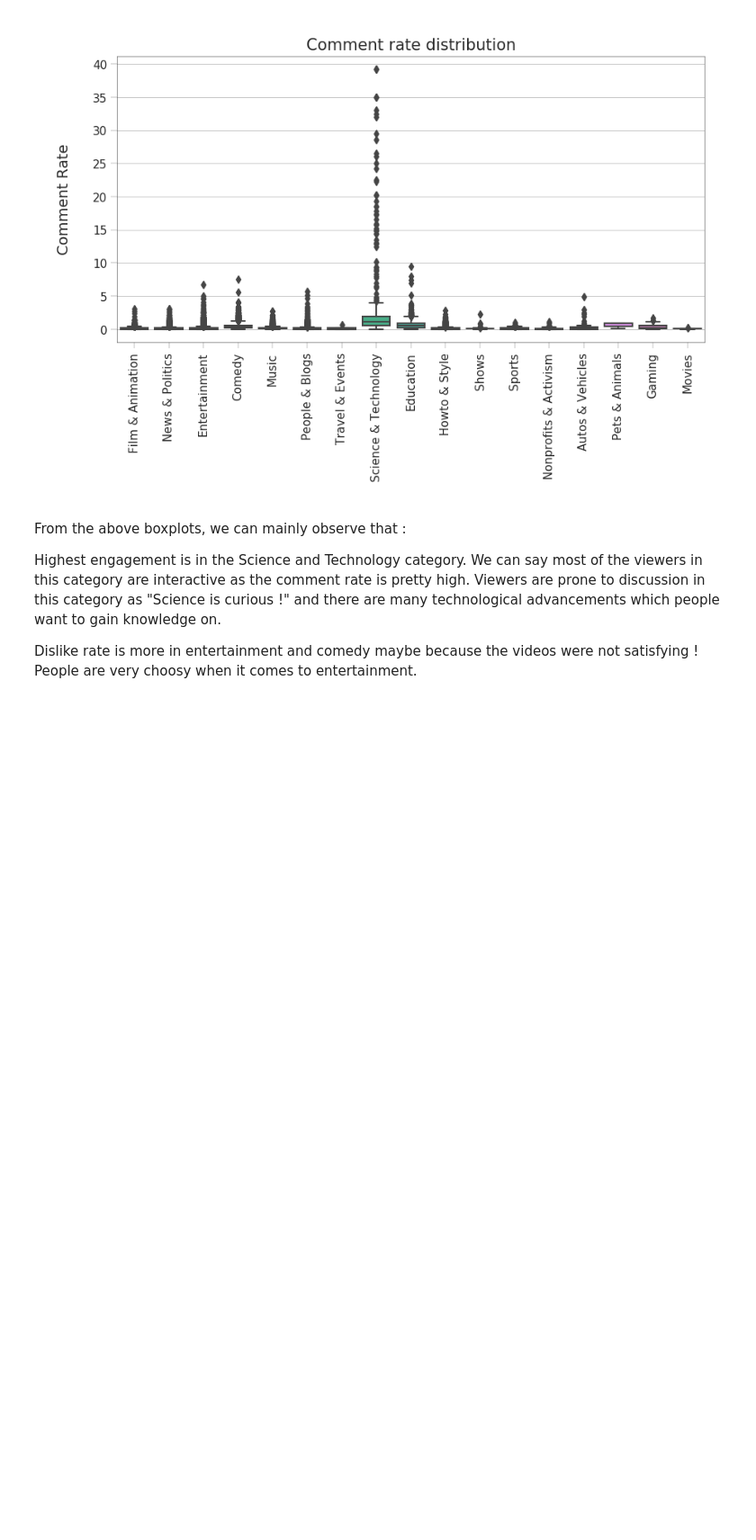
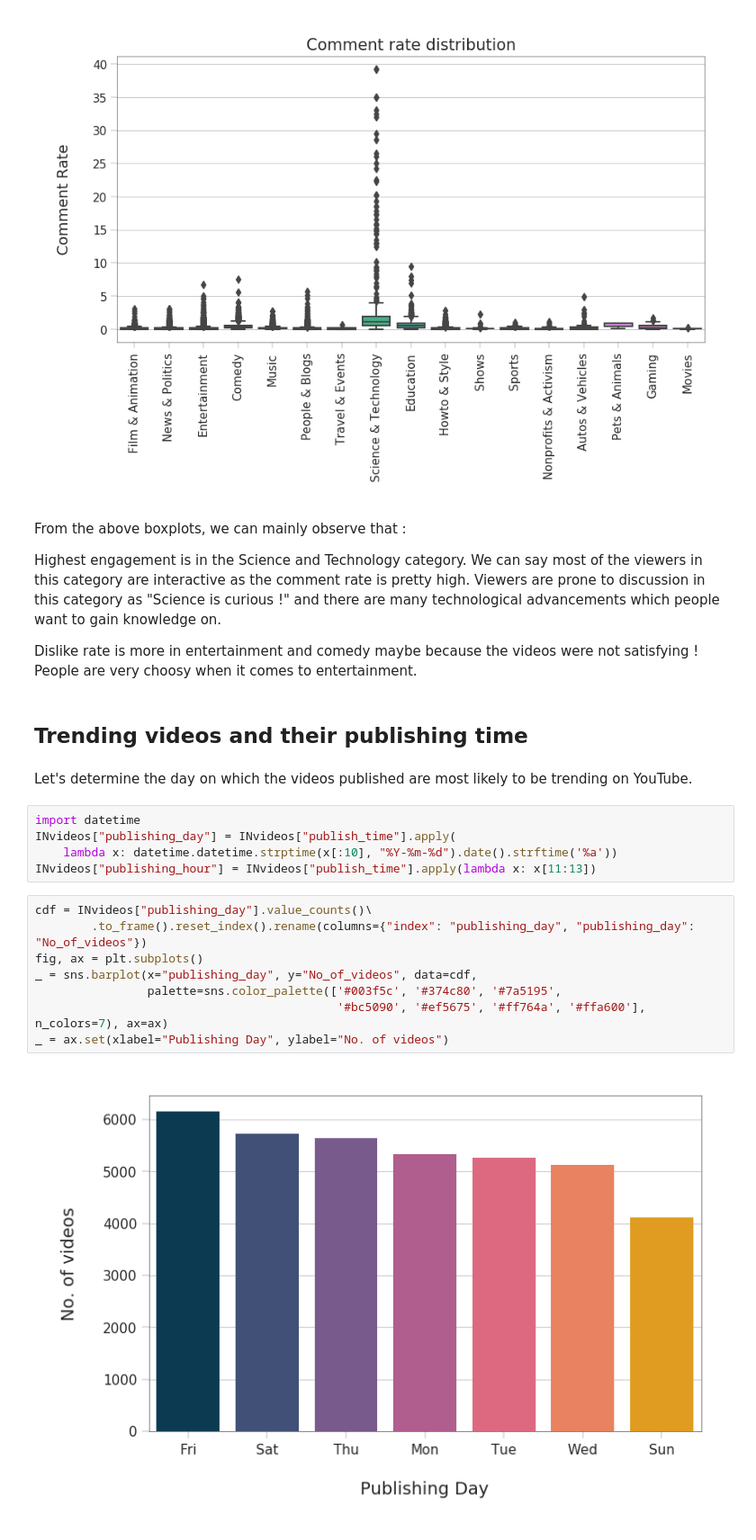
Before and after one commit to Shreya369/We-R, a Jupyter notebook: YouTube_Trending_Video_Analysis.ipynb, the cells around one changed output. Shown: that part at 90% size. Saved outputs shown, nothing was run; the diff lists cells and outputs as text; blank space fills up the shorter version.

Commit message:
Publishing day and time

```diff
--- a/YouTube_Trending_Video_Analysis.ipynb
+++ b/YouTube_Trending_Video_Analysis.ipynb
@@ -186,3 +186,22 @@ From the above boxplots, we can  mainly observe that :
 Highest engagement is in the Science and Technology category. We can say most of the viewers in this category are interactive as the comment rate is pretty high. Viewers are prone to discussion in this category as "Science is curious !" and there are many technological advancements which people want to gain knowledge on.
 
 Dislike rate is more in entertainment and comedy maybe because the videos were not satisfying ! People are very choosy when it comes to entertainment.
+# %% [markdown]
+## Trending videos and their publishing time
+# %% [markdown]
+Let's determine the day on which the videos published are most likely to be trending on YouTube.
+# %%
+import datetime
+INvideos["publishing_day"] = INvideos["publish_time"].apply(
+    lambda x: datetime.datetime.strptime(x[:10], "%Y-%m-%d").date().strftime('%a'))
+INvideos["publishing_hour"] = INvideos["publish_time"].apply(lambda x: x[11:13])
+# %%
+cdf = INvideos["publishing_day"].value_counts()\
+        .to_frame().reset_index().rename(columns={"index": "publishing_day", "publishing_day": "No_of_videos"})
+fig, ax = plt.subplots()
+_ = sns.barplot(x="publishing_day", y="No_of_videos", data=cdf,
+                palette=sns.color_palette(['#003f5c', '#374c80', '#7a5195',
+                                           '#bc5090', '#ef5675', '#ff764a', '#ffa600'], n_colors=7), ax=ax)
+_ = ax.set(xlabel="Publishing Day", ylabel="No. of videos")
+# %% [output]
+[figure, added]
```
Also changed, not shown: parts of 4 cells of this notebook.
